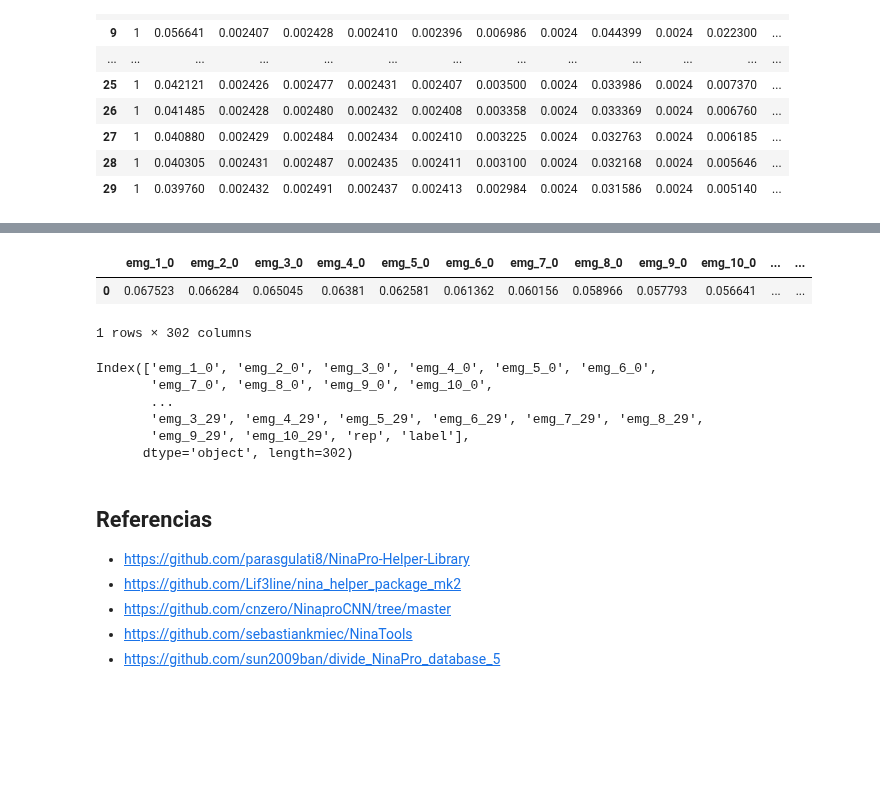
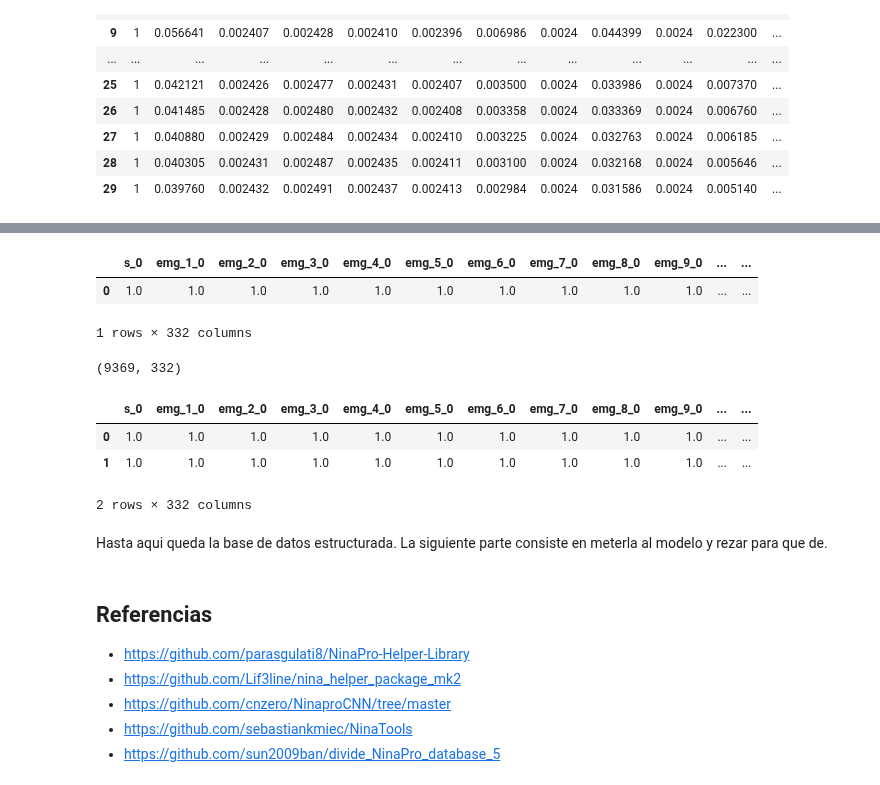
Before and after one commit to repos-especializacion-UdeA/trabajo-final_AA1, a Jupyter notebook: notebooks_pasos_previos/merge_databases.ipynb, the cells around one changed output, grey strips where cells are left out. Drawn from its saved outputs; the diff is of its cells as text; code cells hidden in the pictures; blank space fills up the shorter version.

```diff
--- a/notebooks_pasos_previos/merge_databases.ipynb
+++ b/notebooks_pasos_previos/merge_databases.ipynb
@@ -282,5 +308,5 @@ memory usage: 216.2 MB
 # %%
-
-sujetos_muestra = data_base_filter[data_base_filter['s'] <= 2]
+numero_de_sujetos = 2
+sujetos_muestra = data_base_filter[data_base_filter['s'] <= numero_de_sujetos]
 segments = segmentar_data_base(sujetos_muestra, 30, 10)
 # %% [output]
@@ -427,16 +404,7 @@ s[1]
 # %%
-w_plana = aplanar_ventana(s[0])
+w_plana = aplanar_ventana(segments[0])
 w_plana
 # %% [output]
-|  | emg_1_0 | emg_2_0 | emg_3_0 | emg_4_0 | emg_5_0 | emg_6_0 | emg_7_0 | emg_8_0 | emg_9_0 | emg_10_0 | ... | ... |
-| 0 | 0.067523 | 0.066284 | 0.065045 | 0.06381 | 0.062581 | 0.061362 | 0.060156 | 0.058966 | 0.057793 | 0.056641 | ... | ... |
+|  | s_0 | emg_1_0 | emg_2_0 | emg_3_0 | emg_4_0 | emg_5_0 | emg_6_0 | emg_7_0 | emg_8_0 | emg_9_0 | ... | ... |
+| 0 | 1.0 | 1.0 | 1.0 | 1.0 | 1.0 | 1.0 | 1.0 | 1.0 | 1.0 | 1.0 | ... | ... |
-1 rows × 302 columns
+1 rows × 332 columns
-# %%
-w_plana.columns
-# %% [output]
-Index(['emg_1_0', 'emg_2_0', 'emg_3_0', 'emg_4_0', 'emg_5_0', 'emg_6_0',
-       'emg_7_0', 'emg_8_0', 'emg_9_0', 'emg_10_0',
-       ...
-       'emg_3_29', 'emg_4_29', 'emg_5_29', 'emg_6_29', 'emg_7_29', 'emg_8_29',
-       'emg_9_29', 'emg_10_29', 'rep', 'label'],
-      dtype='object', length=302)
@@ -443,3 +413,16 @@ Index(['emg_1_0', 'emg_2_0', 'emg_3_0', 'emg_4_0', 'emg_5_0', 'emg_6_0',
+# %%
+data_base_to_model.shape
+# %% [output]
+(9369, 332)
+# %%
+data_base_to_model.head(2)
+# %% [output]
+|  | s_0 | emg_1_0 | emg_2_0 | emg_3_0 | emg_4_0 | emg_5_0 | emg_6_0 | emg_7_0 | emg_8_0 | emg_9_0 | ... | ... |
+| 0 | 1.0 | 1.0 | 1.0 | 1.0 | 1.0 | 1.0 | 1.0 | 1.0 | 1.0 | 1.0 | ... | ... |
+| 1 | 1.0 | 1.0 | 1.0 | 1.0 | 1.0 | 1.0 | 1.0 | 1.0 | 1.0 | 1.0 | ... | ... |
+2 rows × 332 columns
+# %% [markdown]
+Hasta aqui queda la base de datos estructurada. La siguiente parte consiste en meterla al modelo y rezar para que de.
 # %% [markdown]
 ## Referencias
 
```
Also changed, not shown: parts of 16 cells of this notebook, 1 other file.
